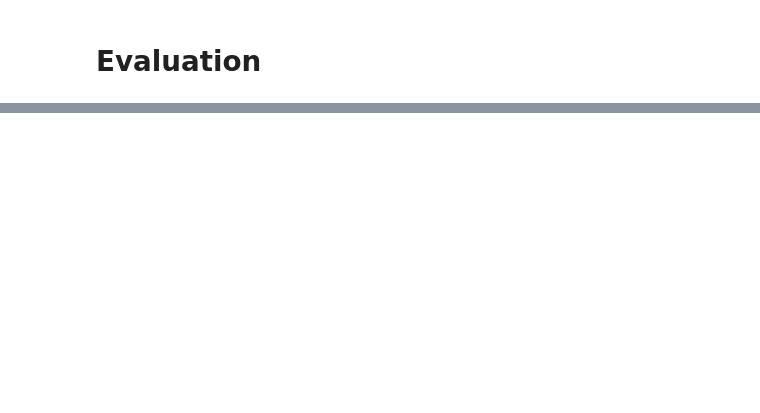
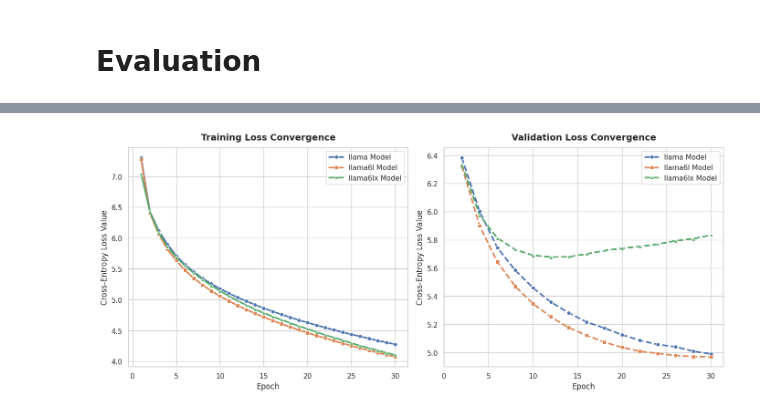
Before and after one commit to BobInVietnam/Transformer-NLP-UET, a Jupyter notebook: transformer.ipynb, the cells around one changed output, grey strips where cells are left out. Saved outputs shown, nothing was run; the diff lists cells and outputs as text; code cells hidden in the pictures; blank space fills up the shorter version.

Commit message:
Added seaborn graphing

```diff
--- a/transformer.ipynb
+++ b/transformer.ipynb
@@ -69,7 +69,7 @@ model_config = {
 }
 
 # If train from anew, remember to empty the string
-checkpoint_path = ""
+checkpoint_path = "transformer_checkpoint_scapy_e30.pt"
 # %%
 
 if os.path.exists(checkpoint_path):
@@ -384,3 +389,80 @@ results = rouge_metric.compute(
 print(f"ROUGE-1 F1 Score: {results['rouge1']:.4f}")
 print(f"ROUGE-2 F1 Score: {results['rouge2']:.4f}")
 print(f"ROUGE-L F1 Score: {results['rougeL']:.4f}\n")
+# %%
+import pandas as pd
+import matplotlib.pyplot as plt
+import seaborn as sns
+
+# Set a clean, professional aesthetic style inside the notebook environment
+sns.set_theme(style="whitegrid")
+
+# 1. Load the compiled loss tracking CSV records
+train_csv_df = pd.read_csv('train.csv')
+valid_csv_df = pd.read_csv('valid.csv')
+
+# --- DYNAMIC COLUMN DETECTION ---
+# Automatically extracts all model names by selecting every column except 'Epoch'
+train_models_df = train_csv_df[['llama', 'llama6l', 'llama6lx']]
+valid_models_df = valid_csv_df[['llama', 'llama6l', 'llama6lx']]
+
+train_models = train_models_df.columns
+valid_models = valid_models_df.columns
+
+# 2. Establish a multi-panel visual grid layout (1 row, 2 columns)
+fig, (ax1, ax2) = plt.subplots(1, 2, figsize=(14, 6))
+
+# A list of unique geometric markers to cycle through for different models
+markers = ['o', 's', '^', 'D', 'v', '<', '>', 'p', '*', 'h']
+
+# =====================================================================
+# PANEL 1: Training Loss Performance (Dynamic Loop)
+# =====================================================================
+for i, model_name in enumerate(train_models):
+    # Use modulo (%) to cycle back to the first marker if you have more models than markers
+    current_marker = markers[i % len(markers)]
+
+    sns.lineplot(
+        data=train_csv_df, x='Epoch', y=model_name, ax=ax1,
+        label=f'{model_name} Model', marker=current_marker, linewidth=2.5
+    )
+
+ax1.set_title('Training Loss Convergence', fontsize=14, fontweight='bold', pad=12)
+ax1.set_xlabel('Epoch', fontsize=12)
+ax1.set_ylabel('Cross-Entropy Loss Value', fontsize=12)
+
+# Dynamically set X-ticks to step by 5 based on the max epoch present in the data
+max_train_epoch = int(train_csv_df['Epoch'].max())
+ax1.set_xticks(range(0, max_train_epoch + 1, 5))
+ax1.legend(fontsize=11, loc='upper right')
+
+# =====================================================================
+# PANEL 2: Validation Loss Performance (Dynamic Loop)
+# =====================================================================
+for i, model_name in enumerate(valid_models):
+    current_marker = markers[i % len(markers)]
+
+    sns.lineplot(
+        data=valid_csv_df, x='Epoch', y=model_name, ax=ax2,
+        label=f'{model_name} Model', marker=current_marker, linewidth=2.5, linestyle='--'
+    )
+
+ax2.set_title('Validation Loss Convergence', fontsize=14, fontweight='bold', pad=12)
+ax2.set_xlabel('Epoch', fontsize=12)
+ax2.set_ylabel('Cross-Entropy Loss Value', fontsize=12)
+
+# Dynamically set X-ticks based on the max validation epoch present
+max_valid_epoch = int(valid_csv_df['Epoch'].max())
+ax2.set_xticks(range(0, max_valid_epoch + 1, 5))
+ax2.legend(fontsize=11, loc='upper right')
+
+# =====================================================================
+# 3. Structural Optimization and Export Configuration
+# =====================================================================
+# Prevent label clipping and maintain explicit non-overlapping margins
+plt.tight_layout()
+
+# Save the high-resolution visualization block straight to disk
+plt.savefig('transformer_loss_comparison.png', dpi=300, bbox_inches='tight')
+print("Visualization generated successfully! Plot saved as 'transformer_loss_comparison.png'.")
+# %% [output]
@@ -386,0 +470 @@ print(f"ROUGE-L F1 Score: {results['rougeL']:.4f}\n")
+[figure, added]
```
Also changed, not shown: parts of 5 cells of this notebook, 3 other files.
